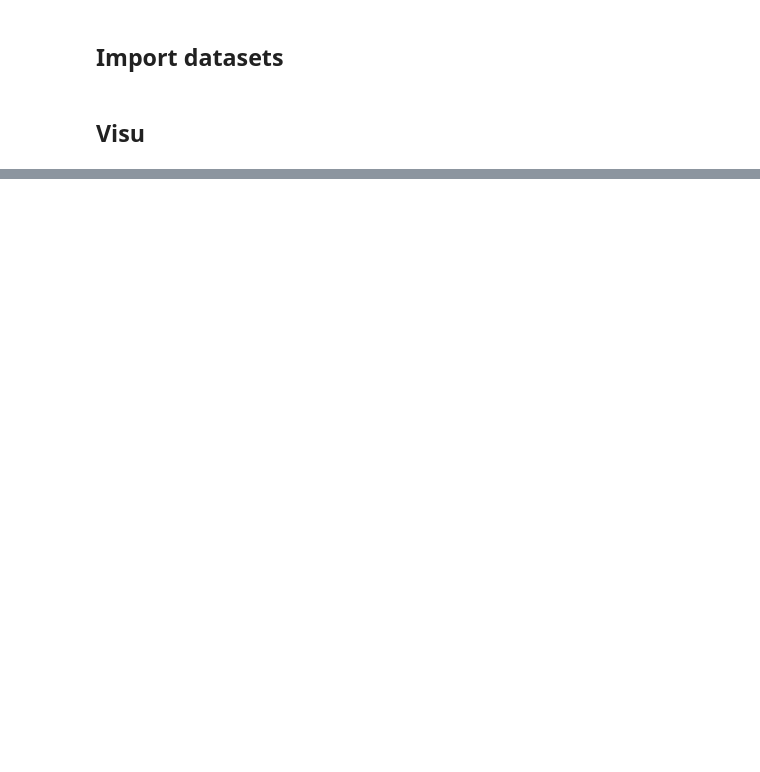
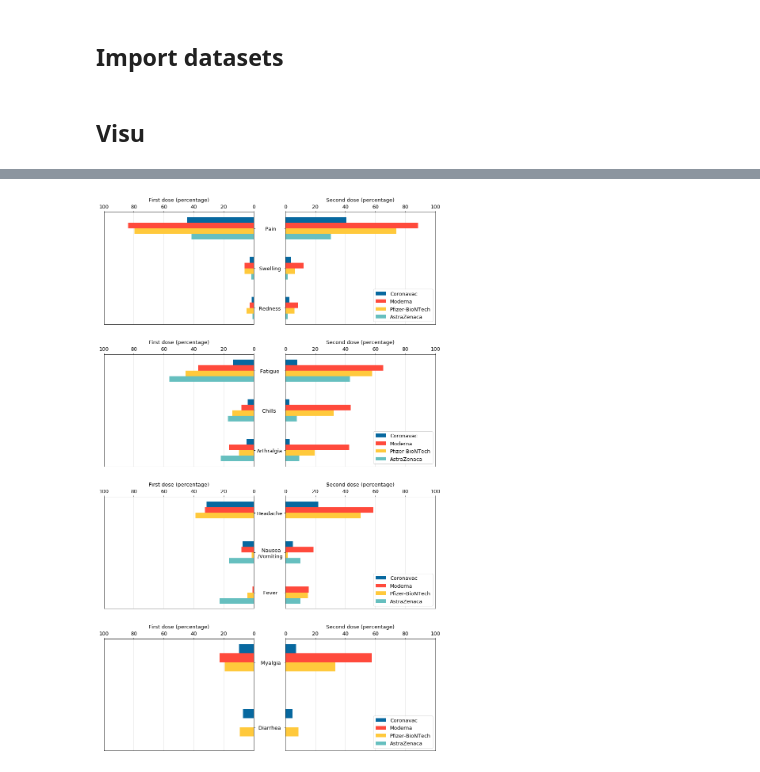
Before and after one commit to jingwen-z/python-playground, a Jupyter notebook: analysis/Reactions COVID-19 Vaccin/Reactions COVID-19 Vaccin.ipynb, the cells around one changed output, grey strips where cells are left out. Drawn from its saved outputs; the diff is of its cells as text; code cells hidden in the pictures; blank space fills up the shorter version.

```diff
--- a/analysis/Reactions COVID-19 Vaccin/Reactions COVID-19 Vaccin.ipynb
+++ b/analysis/Reactions COVID-19 Vaccin/Reactions COVID-19 Vaccin.ipynb
@@ -122,0 +188,25 @@ plt.subplots_adjust(wspace=0.19, hspace=0.27)
+# %%
+fig, axarr = plt.subplots(nrows=4, ncols=2, figsize=(15, 25))
+width3 = 0.14
+
+viz_detail_reactions_en(axarr_left=axarr[0, 0], axarr_right=axarr[0, 1], df=reactions_df,
+                     reaction_list=['Pain', 'Swelling', 'Redness'], width=width3,
+                     yticklabels=['Redness ', 'Swelling ', 'Pain    '],
+                     color_list=['#07689f', '#ff4a3c', '#ffc93c', '#66bfbf'], loc=4)
+viz_detail_reactions_en(axarr_left=axarr[1, 0], axarr_right=axarr[1, 1], df=reactions_df,
+                     reaction_list=['Chills', 'Fatigue', 'Arthralgia'], width=width3,
+                     yticklabels=['Arthralgia',  'Chills    ', 'Fatigue  '],
+                     color_list=['#07689f', '#ff4a3c', '#ffc93c', '#66bfbf'], loc=4)
+viz_detail_reactions_en(axarr_left=axarr[2, 0], axarr_right=axarr[2, 1], df=reactions_df,
+                     reaction_list=['Headache', 'Nausea/Vomiting', 'Fever'], width=width3,
+                     yticklabels=['Fever   ', 'Nausea \n/Vomiting', 'Headache'],
+                     color_list=['#07689f', '#ff4a3c', '#ffc93c', '#66bfbf'], loc=4)
+viz_detail_reactions_en(axarr_left=axarr[3, 0], axarr_right=axarr[3, 1], df=reactions_df,
+                     reaction_list=['Myalgia', 'Diarrhea'], width=width3,
+                     yticklabels=['Diarrhea ', 'Myalgia '],
+                     color_list=['#07689f', '#ff4a3c', '#ffc93c', '#66bfbf'], loc=4)
+
+
+plt.subplots_adjust(wspace=0.21, hspace=0.27)
+# %% [output]
+[figure, added]
```
Also changed, not shown: parts of 5 cells of this notebook, 2 other files.
